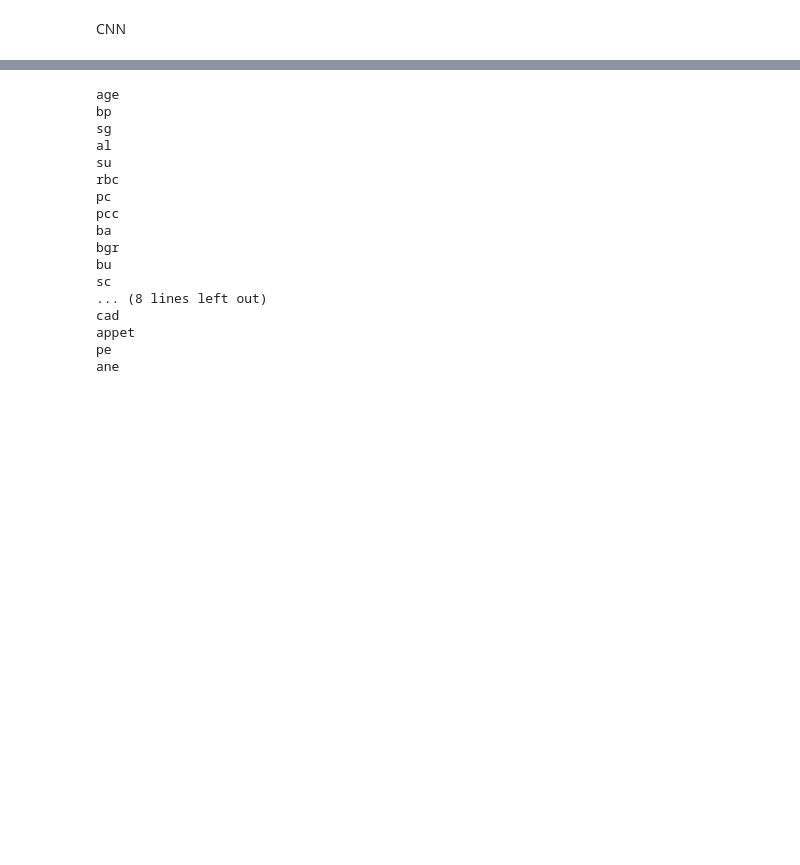
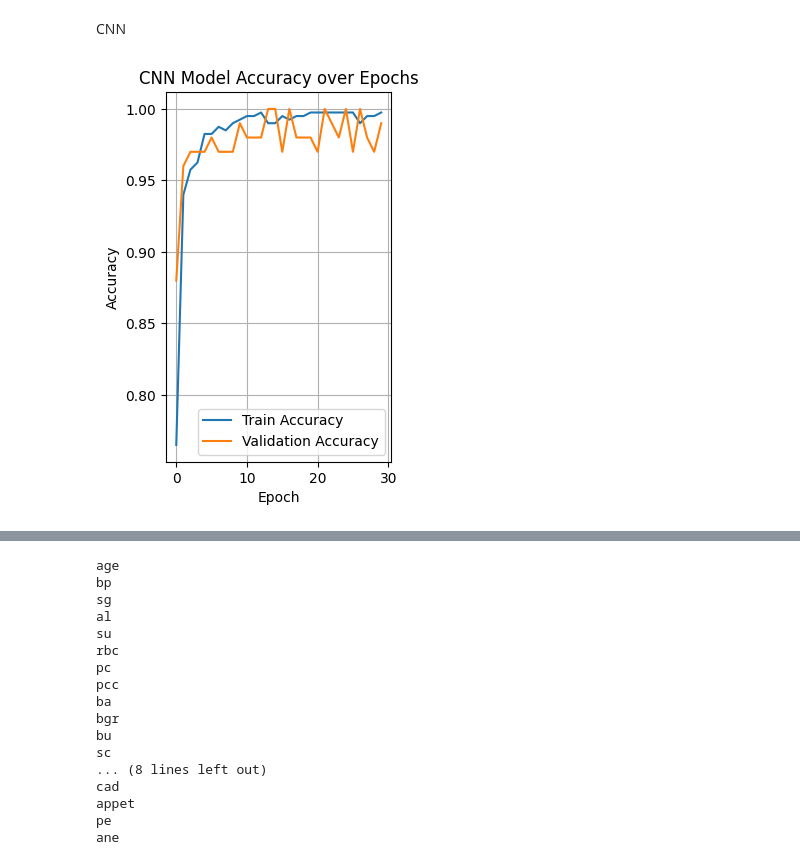
Before and after one commit to deliciousushi/MultipleDiseasePrediction, a Jupyter notebook: kidney.ipynb, the cells around one changed output, grey strips where cells are left out. Drawn from its saved outputs; the diff is of its cells as text; code cells hidden in the pictures; blank space fills up the shorter version.

```diff
--- a/kidney.ipynb
+++ b/kidney.ipynb
@@ -225,3 +257,14 @@ model_cnn.add(Dense(1, activation='sigmoid'))
 model_cnn.compile(optimizer='adam', loss='binary_crossentropy', metrics=['accuracy'])
 # %%
 history_cnn = model_cnn.fit(X_train_cnn, y_train_cnn, epochs=30, batch_size=32, verbose=0, validation_data=(X_test_cnn, y_test_cnn))
+# %%
+plt.subplot(1, 2, 1)
+plt.plot(history_cnn.history['accuracy'], label='Train Accuracy')
+plt.plot(history_cnn.history['val_accuracy'], label='Validation Accuracy')
+plt.title('CNN Model Accuracy over Epochs')
+plt.xlabel('Epoch')
+plt.ylabel('Accuracy')
+plt.legend()
+plt.grid(True)
+# %% [output]
+[figure, added]
```
Also changed, not shown: parts of 8 cells of this notebook.
